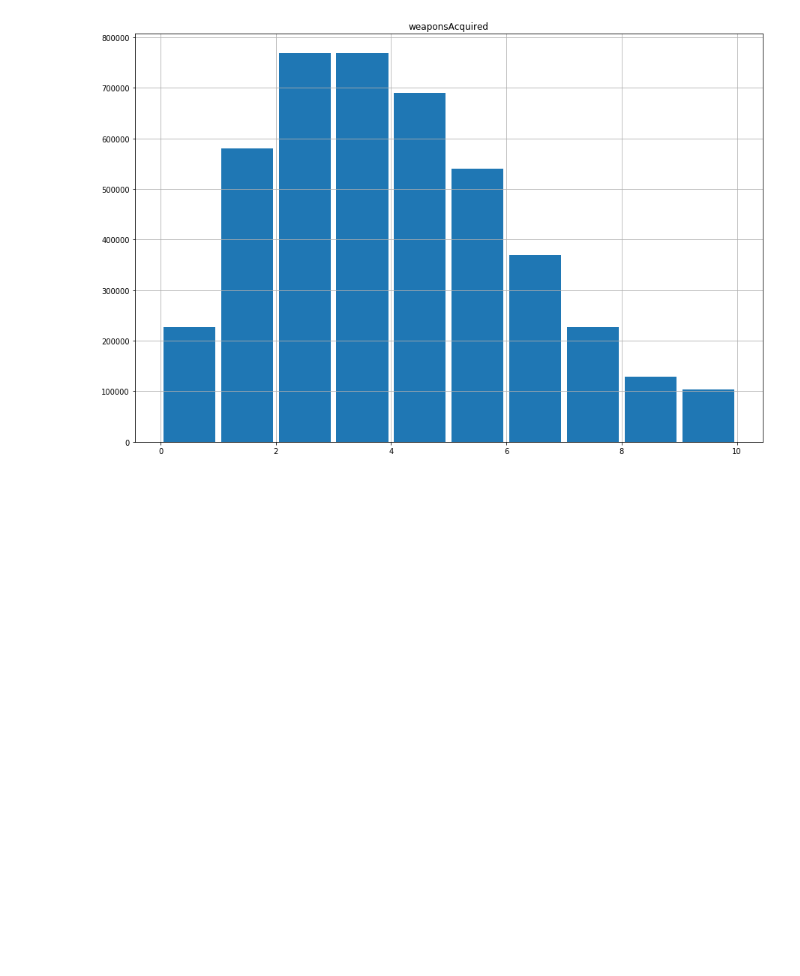
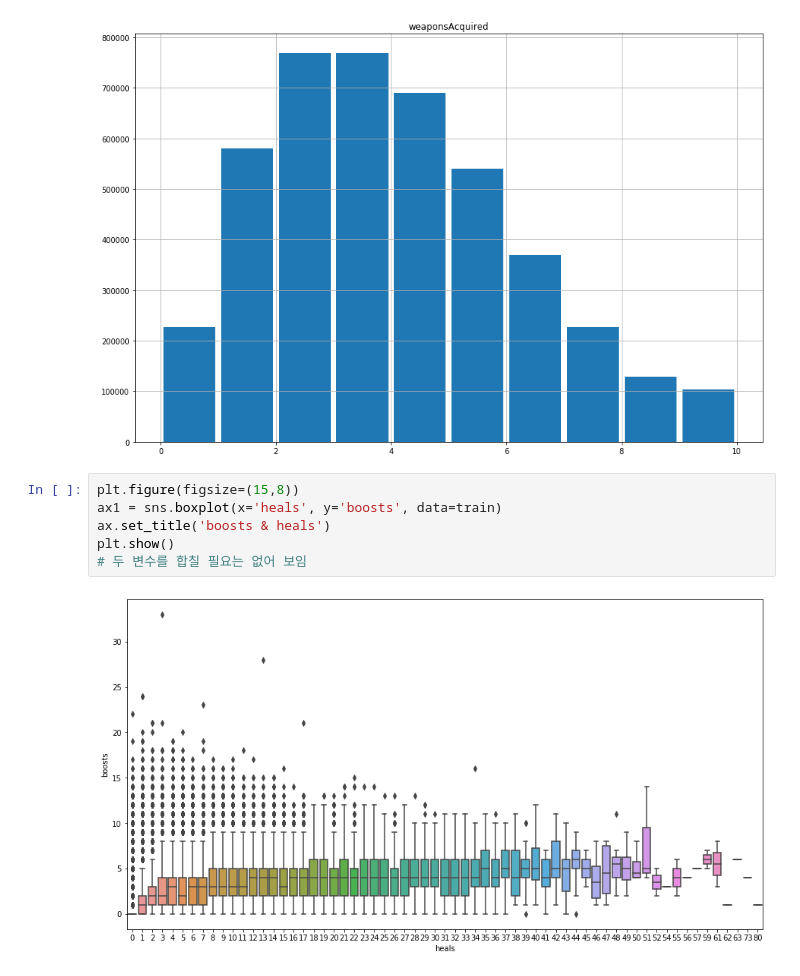
Before and after one commit to shjas94/SMU_ML, a Jupyter notebook: smu_ml.ipynb, the cells around one changed output. Saved outputs shown, nothing was run; the diff lists cells and outputs as text; blank space fills up the shorter version.

```diff
--- a/smu_ml.ipynb
+++ b/smu_ml.ipynb
@@ -290,3 +288,11 @@ train.hist('weaponsAcquired', figsize=(15, 10), range=(0, 10), rwidth=0.9)
 plt.show()
 # %% [output]
 [figure]
+# %%
+plt.figure(figsize=(15,8))
+ax1 = sns.boxplot(x='heals', y='boosts', data=train)
+ax.set_title('boosts & heals')
+plt.show()
+# 두 변수를 합칠 필요는 없어 보임
+# %% [output]
+[figure, added]
```
Also changed, not shown: parts of 14 cells of this notebook, 1 other file.
